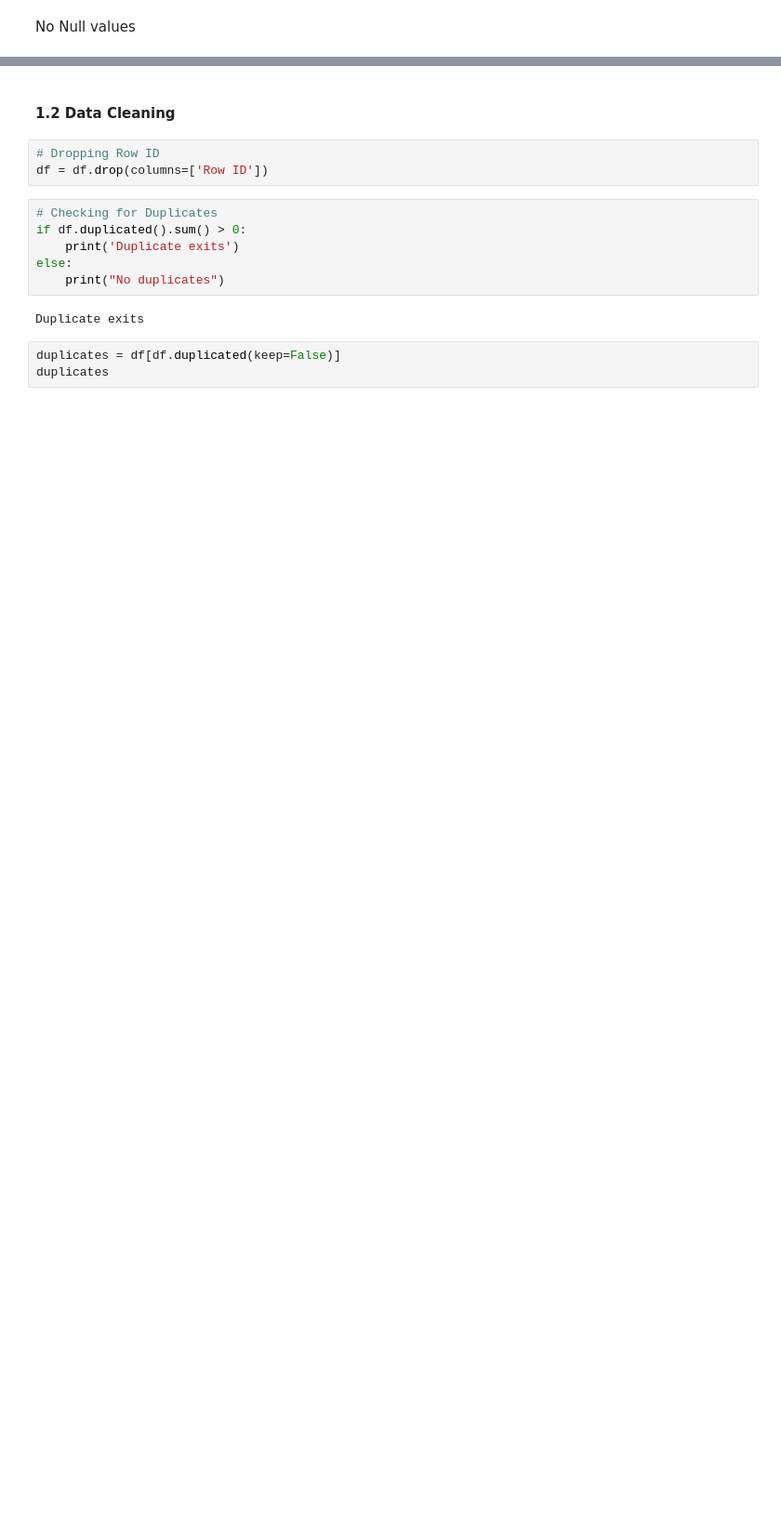
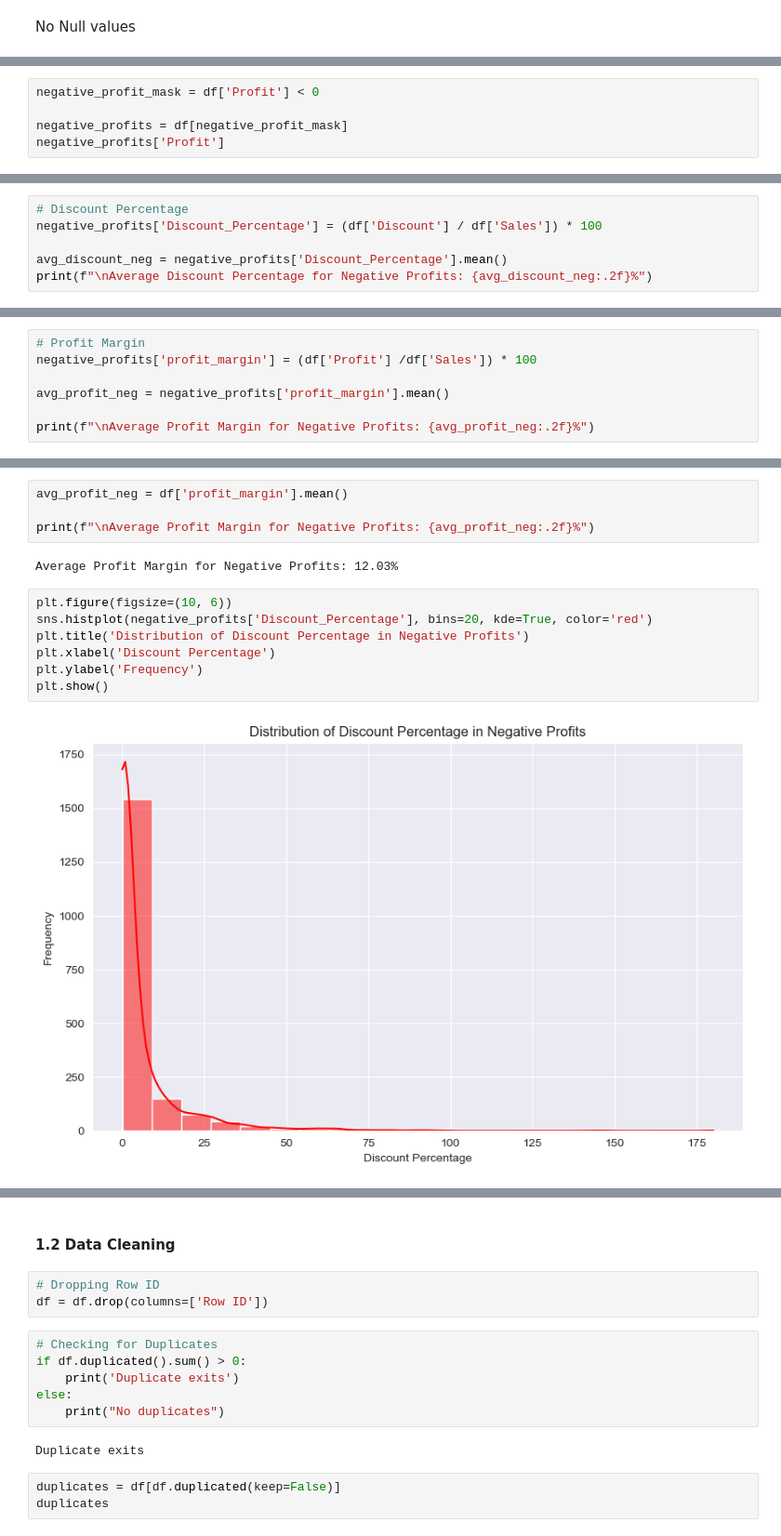
Before and after one commit to zakianazzum/superstore_sales_analysis, a Jupyter notebook: sales_analysis.ipynb, the cells around one changed output, grey strips where cells are left out. Shown at 93% size. Cells and saved outputs as stored; diff of their text form; blank space fills up the shorter version.

```diff
--- a/sales_analysis.ipynb
+++ b/sales_analysis.ipynb
@@ -48,0 +60,5 @@ No Null values
+# %%
+negative_profit_mask = df['Profit'] < 0
+
+negative_profits = df[negative_profit_mask]
+negative_profits['Profit']
@@ -48,0 +92,6 @@ No Null values
+# %%
+# Discount Percentage
+negative_profits['Discount_Percentage'] = (df['Discount'] / df['Sales']) * 100
+
+avg_discount_neg = negative_profits['Discount_Percentage'].mean()
+print(f"\nAverage Discount Percentage for Negative Profits: {avg_discount_neg:.2f}%")
@@ -48,0 +105,7 @@ No Null values
+# %%
+# Profit Margin
+negative_profits['profit_margin'] = (df['Profit'] /df['Sales']) * 100
+
+avg_profit_neg = negative_profits['profit_margin'].mean()
+
+print(f"\nAverage Profit Margin for Negative Profits: {avg_profit_neg:.2f}%")
@@ -48,0 +121,15 @@ No Null values
+# %%
+avg_profit_neg = df['profit_margin'].mean()
+
+print(f"\nAverage Profit Margin for Negative Profits: {avg_profit_neg:.2f}%")
+# %% [output]
+Average Profit Margin for Negative Profits: 12.03%
+# %%
+plt.figure(figsize=(10, 6))
+sns.histplot(negative_profits['Discount_Percentage'], bins=20, kde=True, color='red')
+plt.title('Distribution of Discount Percentage in Negative Profits')
+plt.xlabel('Discount Percentage')
+plt.ylabel('Frequency')
+plt.show()
+# %% [output]
+[figure, added]
```
Also changed, not shown: parts of 29 cells of this notebook.
